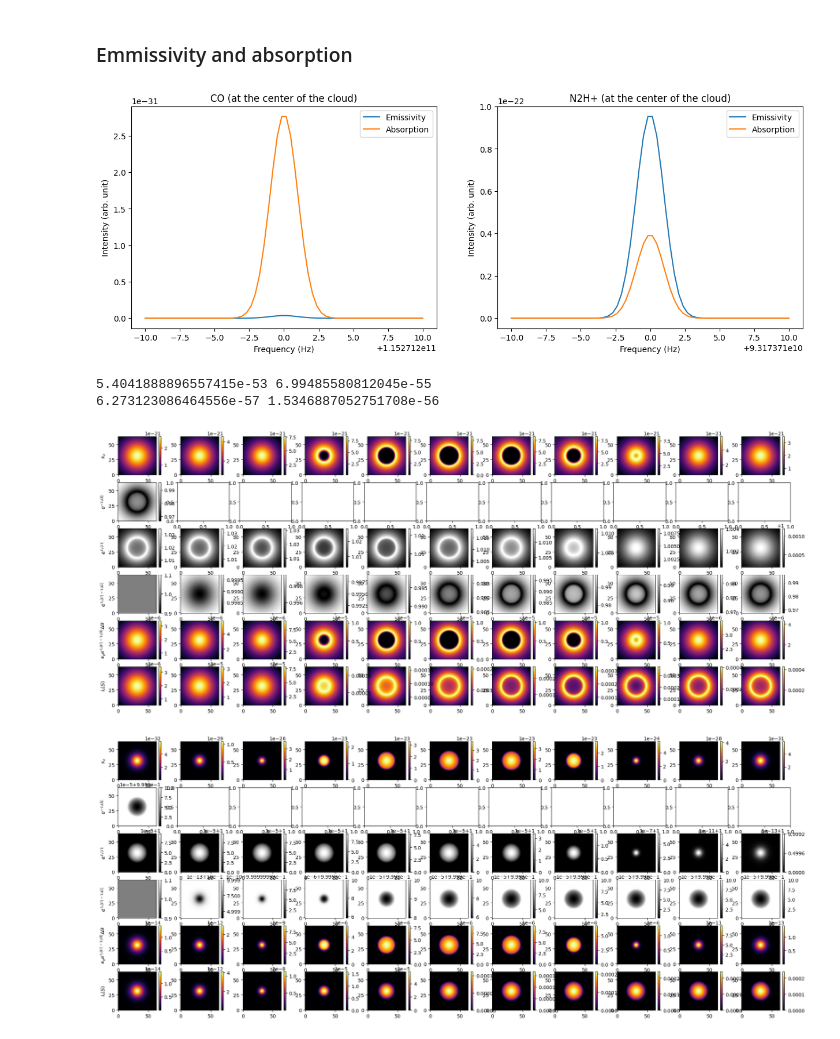
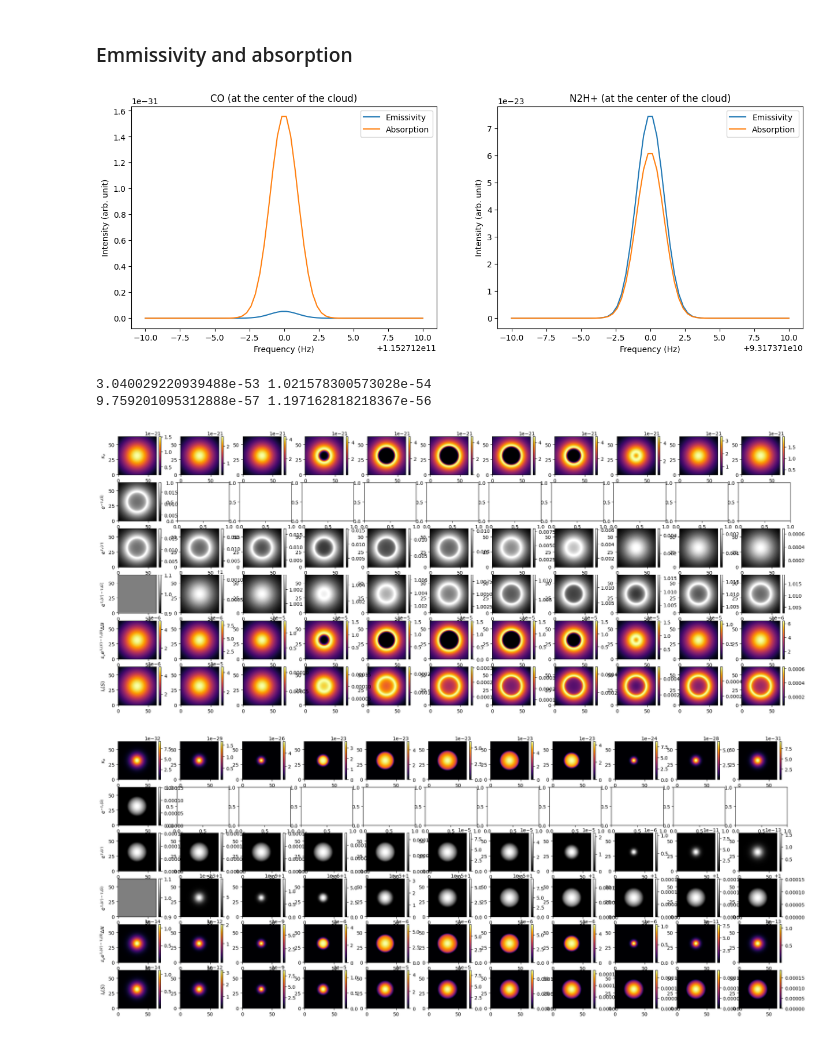
Before and after one commit to LeiRoF/M2-Internship, a Jupyter notebook: Generate_Dataset.ipynb, the cells around one changed output. Cells and saved outputs as stored; diff of their text form; code cells hidden in the pictures.

```diff
--- a/Generate_Dataset.ipynb
+++ b/Generate_Dataset.ipynb
@@ -20,6 +20,7 @@ import psutil
 h = 6.626196e-27 # erg.s
 k = 1.380662e-16 # erg/K
 c = 2.99792458e10 # cm/s
+T = 10 # K
 pi = np.pi
 # %% [markdown]
 ### Class definitions
@@ -36,7 +37,6 @@ class Gas:
             A12=None,
             B12=None,
             B21=None,
-            n_ratio=None,
             emissivity=None,
             absorption=None,
 
@@ -50,9 +50,12 @@ class Gas:
         self.A12 = A12
         self.B12 = B12
         self.B21 = B21
-        self.n_ratio = n_ratio
         self.emissivity = emissivity
         self.absorption = absorption
+
+    @property
+    def n_ratio(self):
+        return 1/np.exp(-h*self.v0 / (k*T))
 
     @property
     def n1(self):
@@ -122,7 +125,8 @@ CO.profile = gaussian(CO.f, CO.v0, CO.sigma_v)
 CO.A21 = 7.203e-8 # s-1
 CO.B21 = 2.574e-6 # cm+2 . erg-1 . s-1
 CO.B12 = 2.713e-6 # cm+2 . erg-1 . s-1
-CO.n_ratio = 3
+
+print("n1/n2 for CO:", CO.n_ratio)
 
 # N2H+
 N2H = Gas()
@@ -133,4 +137,5 @@ N2H.profile = gaussian(N2H.f, N2H.v0, N2H.sigma_v)
 N2H.A21 = 3.929e-5 # s-1
 N2H.B21 = 1.226e-5 # cm+2 . erg-1 . s-1
 N2H.B12 = 2.832e-5 # cm+2 . erg-1 . s-1
-N2H.n_ratio = 1# 0.4
+
+print("n1/n2 for N2H+:", N2H.n_ratio)
@@ -278,7 +286,7 @@ plt.ylabel("Intensity (arb. unit)")
 plt.legend()
 plt.show()
 # %% [output]
-[figure, old version]
+[figure, new version]
 # %%
 dN = dr * 3.0857E+18 # parsec to cm
 
@@ -299,41 +307,41 @@ for gas in [CO, N2H]:
     fig, axs = plt.subplots(6, 11, figsize=(25, 10))
     cpt = 0
     axs[0,0].set_ylabel(r"$\kappa_\nu$")
     axs[1,0].set_ylabel(r"$e^{-\tau_\nu(S)}$")
     axs[2,0].set_ylabel(r"$e^{\tau_\nu(s')}$")
     axs[3,0].set_ylabel(r"$e^{\tau_\nu(s')-\tau_\nu(S)}$")
-    axs[4,0].set_ylabel(r"$\kappa_\nu e^{\tau_\nu(s')-\tau_\nu(S)}\Delta N$")
+    axs[4,0].set_ylabel(r"$\epsilon_\nu e^{\tau_\nu(s')-\tau_\nu(S)}\Delta N$")
     axs[5,0].set_ylabel(r"$I_\nu(S)$")
-    im = axs[1, 0].imshow(np.exp(-TAU)[:,:,N//2], origin="lower", cmap="gray")
+    im = axs[1, 0].imshow(TAU[:,:,N//2], origin="lower", cmap="gray")
     plt.colorbar(im)
 
     for Np in range(0,N):
 
         # Computing Tau_s
         tau = np.zeros((N, N, len(gas.f)))
         for Npp in np.arange(Np, N):
             tau += kappa[Npp] * dN
 
         layer = epsilon[Np] * np.exp(tau - TAU) * dN
         gas.observation += layer
 
         if Np % (N//10) == 0:
             im = axs[0, cpt].imshow(kappa[Np][:,:,N//2], origin="lower", cmap="inferno")
             plt.colorbar(im)
-            im = axs[2, cpt].imshow(np.exp(tau)[:,:,N//2], origin="lower", cmap="gray")
+            im = axs[2, cpt].imshow(tau[:,:,N//2], origin="lower", cmap="gray")
             plt.colorbar(im)
-            im = axs[3, cpt].imshow(np.exp((tau - TAU))[:,:,N//2], origin="lower", cmap="gray")
+            im = axs[3, cpt].imshow(np.exp((tau-TAU))[:,:,N//2], origin="lower", cmap="gray")
             plt.colorbar(im)
             im = axs[4, cpt].imshow(layer[:,:,N//2], origin="lower", cmap="inferno")
             plt.colorbar(im)
             im = axs[5, cpt].imshow(gas.observation[:,:,N//2], origin="lower", cmap="inferno")
             plt.colorbar(im)
             cpt += 1
 # %% [output]
-5.4041888896557415e-53 6.99485580812045e-55
-6.273123086464556e-57 1.5346887052751708e-56
+3.040029220939488e-53 1.021578300573028e-54
+9.759201095312888e-57 1.197162818218367e-56
-[figure, old version]
+[figure, new version]
-[figure, old version]
+[figure, new version]
 # %%
 # Computing Tau_s
 tau_s = np.zeros((N, N, len(gas.f)))
```
Also changed, not shown: parts of 4 cells of this notebook.
